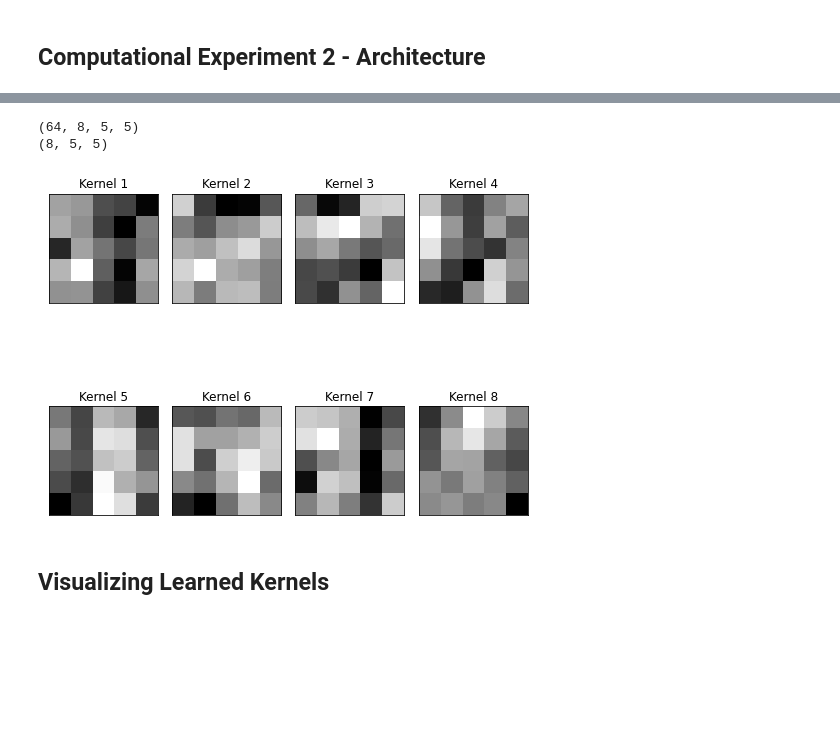
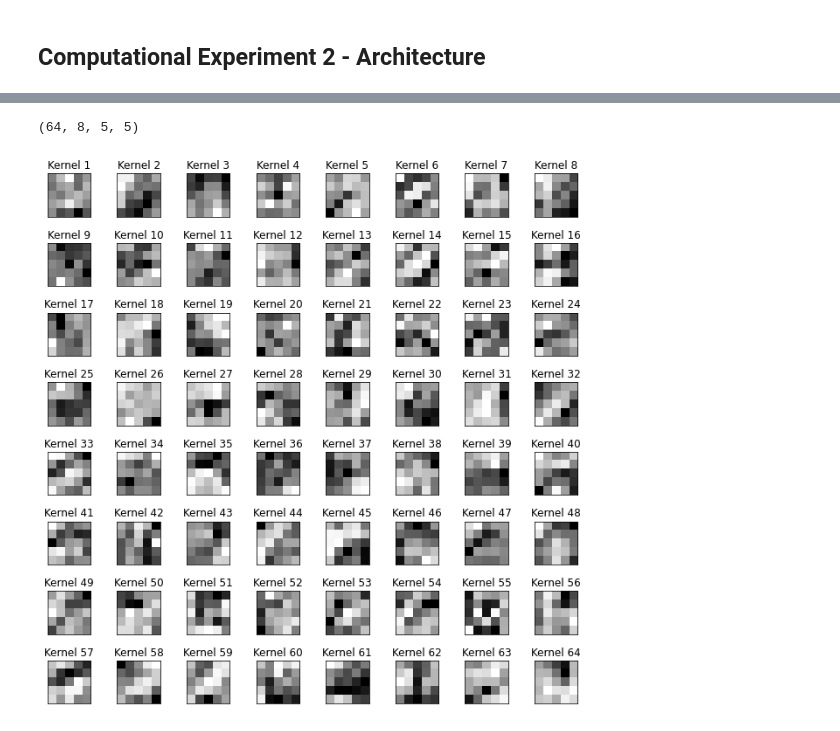
Before and after one commit to msuv08/cnn-handwritten-letter-recognition, a Jupyter notebook: letter_recognition.ipynb, the cells around one changed output, grey strips where cells are left out. Cells and saved outputs as stored; diff of their text form; code cells hidden in the pictures; blank space fills up the shorter version.

```diff
--- a/letter_recognition.ipynb
+++ b/letter_recognition.ipynb
@@ -908,24 +859,20 @@ Test accuracy: 89.430
 # %%
 # first, extract the weights from the learned model
 conv2wts = model_double_layer.layers[3].weight.data.numpy()
 print(conv2wts.shape)
-conv2wt = conv2wts[0]
-print(conv2wt.shape)
 
 # then, visualize them!
-_, axes = plt.subplots(2, 4, figsize=(7,7))
+_, axes = plt.subplots(8, 8, figsize=(9,9))
 kernel = 0
-for i in range(2):
-    for j in range(4):
-        img = conv2wt[kernel]
-#         print(img.shape)
+for i in range(8):
+    for j in range(8):
+        img = conv2wts[kernel][0]
         axes[i,j].matshow(img, cmap='gray')
         kernel += 1
         title = 'Kernel ' + str(kernel)
         axes[i,j].set_title(title)
 plt.setp(axes, xticks=[], yticks=[])
 plt.tight_layout()
 # %% [output]
 (64, 8, 5, 5)
-(8, 5, 5)
-[figure, old version]
+[figure, new version]
@@ -950,2 +878,0 @@ plt.tight_layout()
-# %% [markdown]
-## Visualizing Learned Kernels
```
Also changed, not shown: parts of 26 cells of this notebook.
